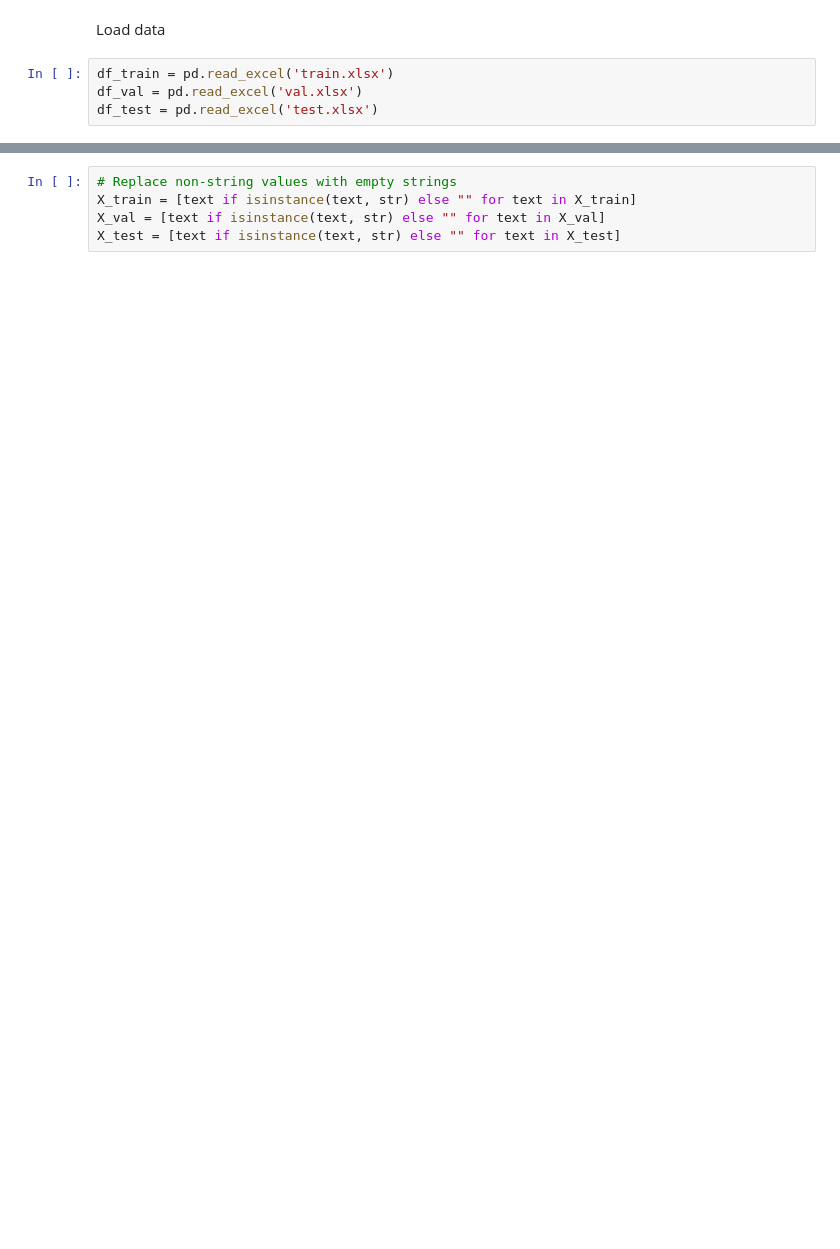
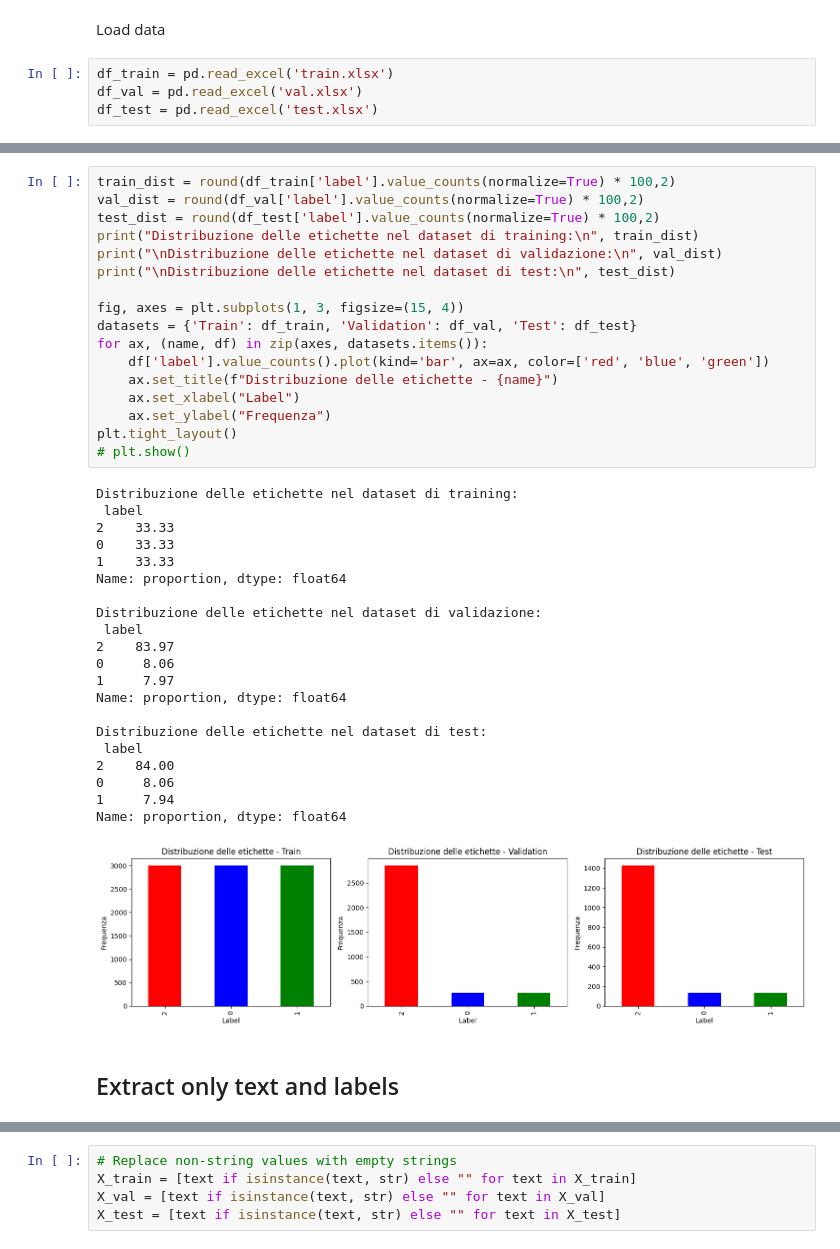
Before and after one commit to TurrAlix/Sound-Sentiment-Analysis, a Jupyter notebook: src/text_SA.ipynb, the cells around one changed output, grey strips where cells are left out. Drawn from its saved outputs; the diff is of its cells as text; blank space fills up the shorter version.

Commit message:
[Text SA] Code updated of the text sentiment analysis

```diff
--- a/src/text_SA.ipynb
+++ b/src/text_SA.ipynb
@@ -71,3 +166,44 @@ df_test = pd.read_excel('test.xlsx')
+# %%
+train_dist = round(df_train['label'].value_counts(normalize=True) * 100,2)
+val_dist = round(df_val['label'].value_counts(normalize=True) * 100,2)
+test_dist = round(df_test['label'].value_counts(normalize=True) * 100,2)
+print("Distribuzione delle etichette nel dataset di training:\n", train_dist)
+print("\nDistribuzione delle etichette nel dataset di validazione:\n", val_dist)
+print("\nDistribuzione delle etichette nel dataset di test:\n", test_dist)
+
+fig, axes = plt.subplots(1, 3, figsize=(15, 4))
+datasets = {'Train': df_train, 'Validation': df_val, 'Test': df_test}
+for ax, (name, df) in zip(axes, datasets.items()):
+    df['label'].value_counts().plot(kind='bar', ax=ax, color=['red', 'blue', 'green'])
+    ax.set_title(f"Distribuzione delle etichette - {name}")
+    ax.set_xlabel("Label")
+    ax.set_ylabel("Frequenza")
+plt.tight_layout()
+# plt.show()
+# %% [output]
+Distribuzione delle etichette nel dataset di training:
+ label
+2    33.33
+0    33.33
+1    33.33
+Name: proportion, dtype: float64
+
+Distribuzione delle etichette nel dataset di validazione:
+ label
+2    83.97
+0     8.06
+1     7.97
+Name: proportion, dtype: float64
+
+Distribuzione delle etichette nel dataset di test:
+ label
+2    84.00
+0     8.06
+1     7.94
+Name: proportion, dtype: float64
+[figure, added]
+# %% [markdown]
+## Extract only text and labels
 # %%
 X_train = df_train['text'].values
 y_train = df_train['label'].values
```
Also changed, not shown: parts of 32 cells of this notebook, 2 other files.
